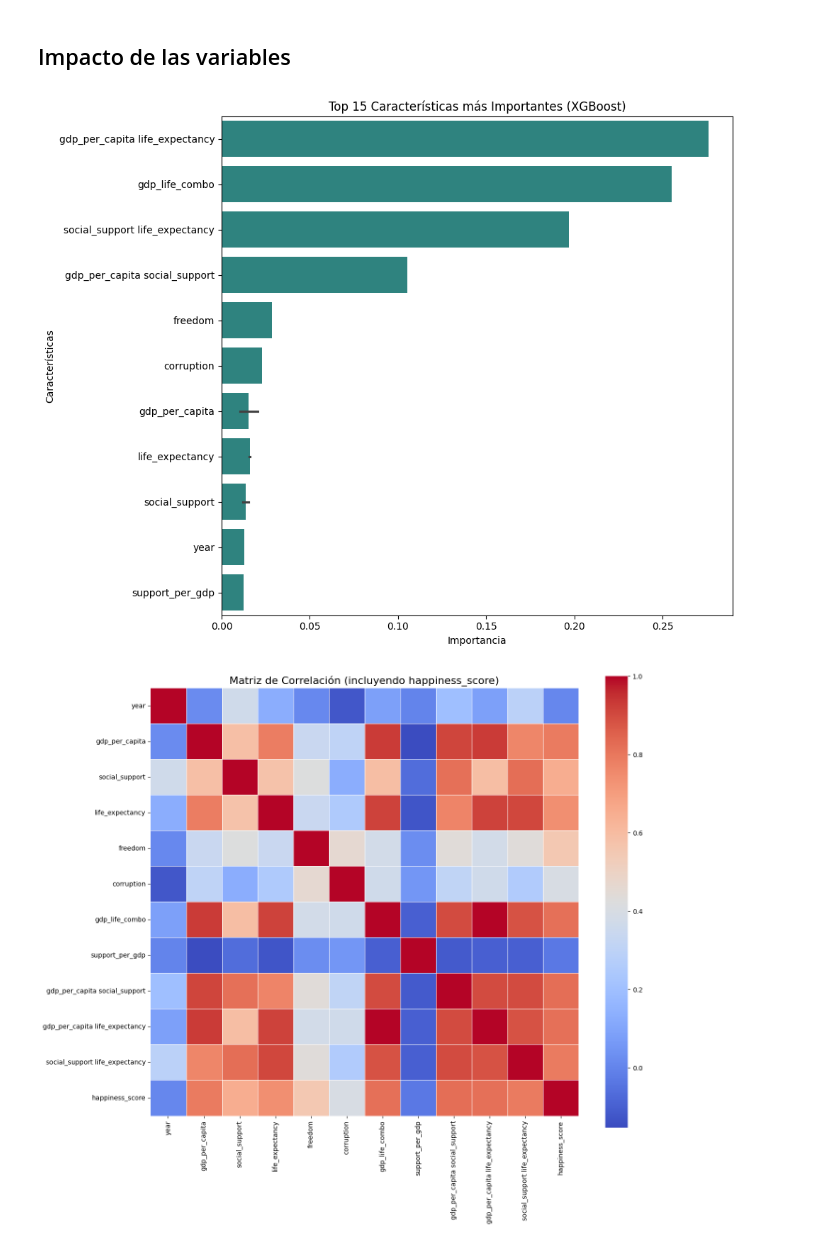
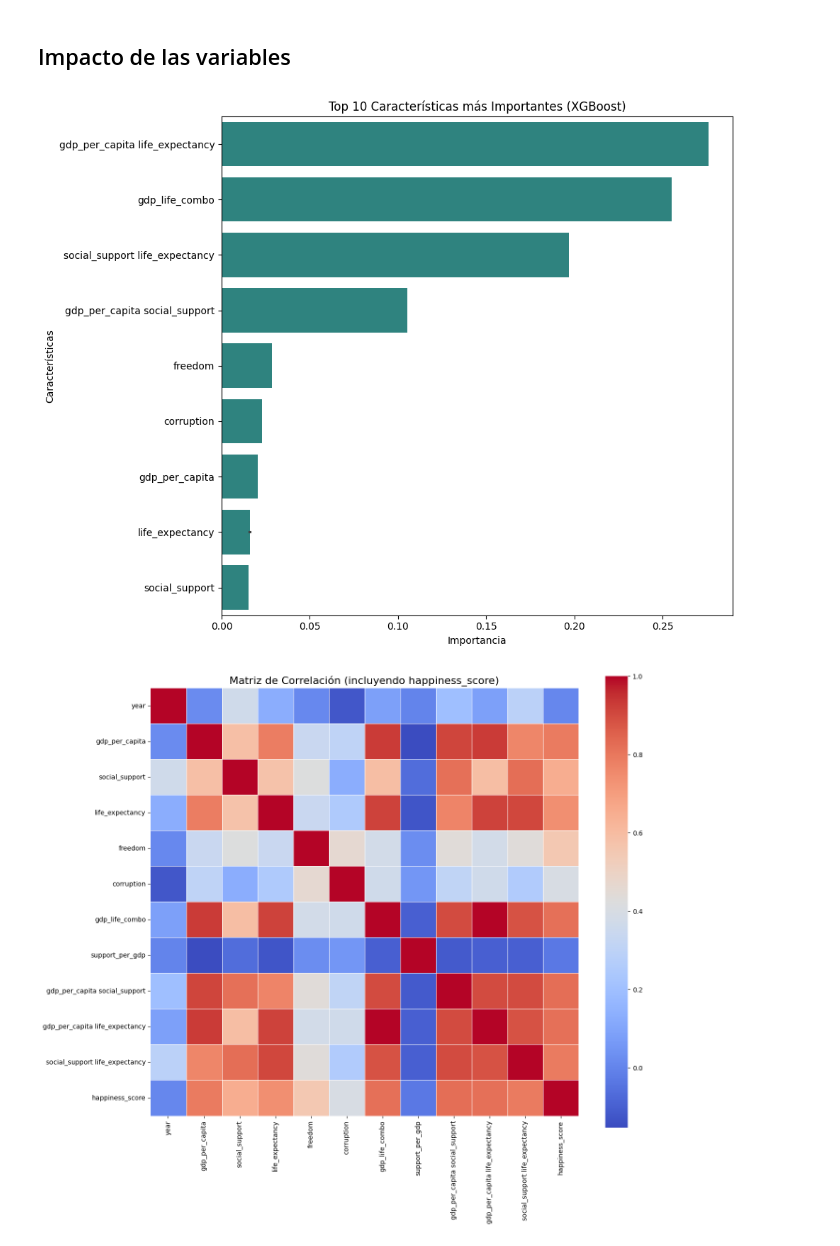
Before and after one commit to dcontreras1/workshop003, a Jupyter notebook: Notebooks/modeltraining.ipynb, the cells around one changed output. Drawn from its saved outputs; the diff is of its cells as text; code cells hidden in the pictures.

```diff
--- a/Notebooks/modeltraining.ipynb
+++ b/Notebooks/modeltraining.ipynb
@@ -169,24 +168,24 @@ plt.show()
 # %%
 xgb_model = models["XGBoost"]
 importances_xgb = xgb_model.feature_importances_
 
 importance_df = pd.DataFrame({
     'Feature': X.columns,
     'Importance': importances_xgb
 }).sort_values(by='Importance', ascending=False)
 
-top_n = 15
+top_n = 10
 top_features = importance_df.head(top_n)
 
 plt.figure(figsize=(10, 8))
 sns.barplot(x='Importance', y='Feature', data=top_features, color=sns.color_palette("viridis", 1)[0])
 plt.title(f'Top {top_n} Características más Importantes (XGBoost)')
 plt.xlabel('Importancia')
 plt.ylabel('Características')
 plt.tight_layout()
 plt.show()
 # %% [output]
-[figure, old version]
+[figure, new version]
 # %%
 # Combinar features con el target
 selected_columns = features_extended + ["happiness_score"]
```
Also changed, not shown: parts of 1 cell of this notebook.
